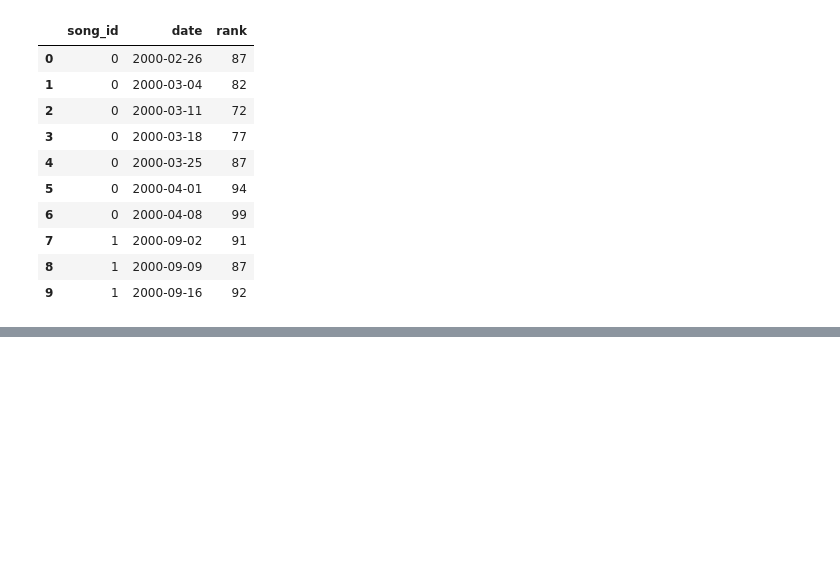
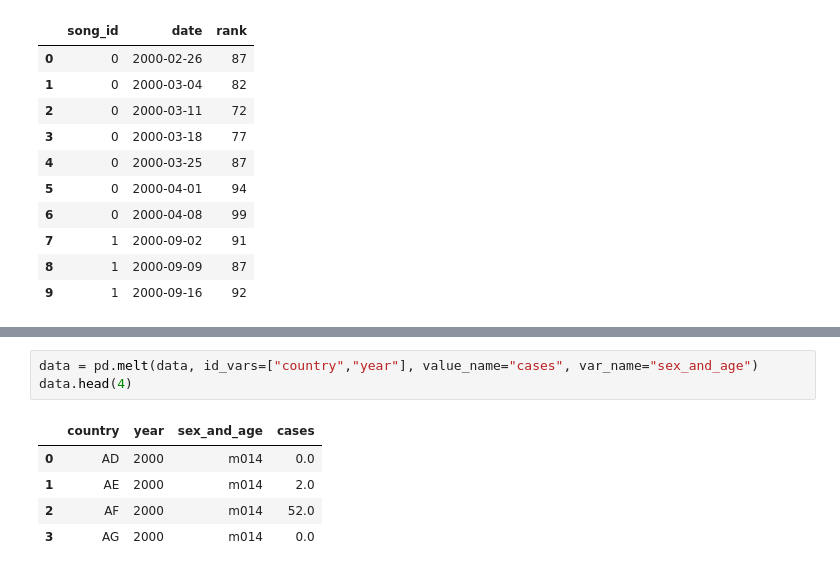
Before and after one commit to joeelorm/Data_Science, a Jupyter notebook: Data Cleaninig/Tidy Data.ipynb, the cells around one changed output, grey strips where cells are left out. Saved outputs shown, nothing was run; the diff lists cells and outputs as text; blank space fills up the shorter version.

```diff
--- a/Data Cleaninig/Tidy Data.ipynb
+++ b/Data Cleaninig/Tidy Data.ipynb
@@ -158,0 +169,9 @@ ranks.head(10)
+# %%
+data = pd.melt(data, id_vars=["country","year"], value_name="cases", var_name="sex_and_age")
+data.head(4)
+# %% [output]
+|  | country | year | sex_and_age | cases |
+| 0 | AD | 2000 | m014 | 0.0 |
+| 1 | AE | 2000 | m014 | 2.0 |
+| 2 | AF | 2000 | m014 | 52.0 |
+| 3 | AG | 2000 | m014 | 0.0 |
```
Also changed, not shown: parts of 4 cells of this notebook.
